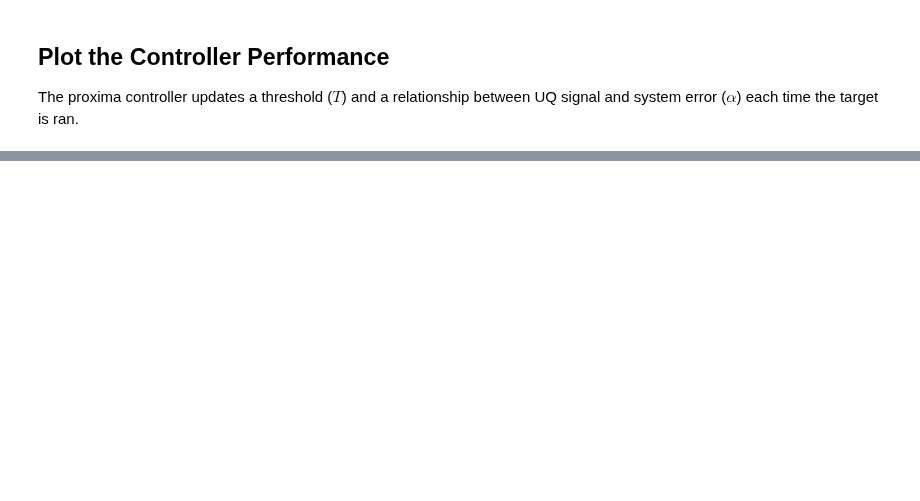
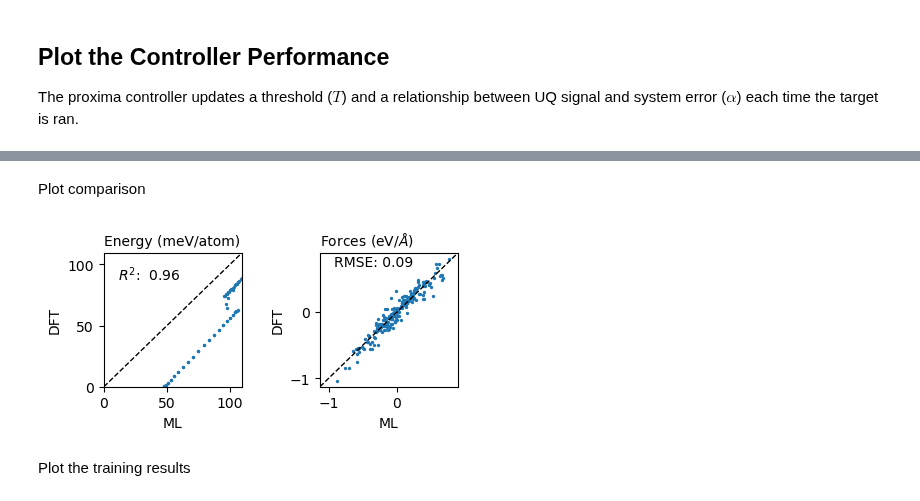
Before and after one commit to globus-labs/cascade, a Jupyter notebook: 2_proxima/1_evaluate-performance.ipynb, the cells around one changed output, grey strips where cells are left out. Cells and saved outputs as stored; diff of their text form; code cells hidden in the pictures; blank space fills up the shorter version.

```diff
--- a/2_proxima/1_evaluate-performance.ipynb
+++ b/2_proxima/1_evaluate-performance.ipynb
@@ -93,0 +114,2 @@ fig.tight_layout()
+# %%
+pred_e, pred_f = TorchANI().evaluate(models[1], atoms)
@@ -93,0 +118,6 @@ fig.tight_layout()
+# %%
+pred_e_pera = np.divide(pred_e, [len(a) for a in atoms])
+true_e_pera = np.divide([a.get_potential_energy() for a in atoms], [len(a) for a in atoms])
+# %%
+pred_e_pera -= true_e_pera.min()
+true_e_pera -= true_e_pera.min()
@@ -93,0 +127,42 @@ fig.tight_layout()
+# %%
+true_f = [a.get_forces() for a in atoms]
+# %% [markdown]
+Plot comparison
+# %%
+fig, axs = plt.subplots(1, 2, figsize=(4.4, 2.3))
+
+ax = axs[0]
+ax.scatter(pred_e_pera, true_e_pera, s=2)
+lim = [
+    min(pred_e_pera.min(), true_e_pera.min()),
+    max(pred_e_pera.max(), true_e_pera.max())
+]
+ax.set_xlim(lim)
+ax.set_ylim(lim)
+ax.plot(ax.get_xlim(), ax.get_xlim(), 'k--', lw=1)
+
+r2_score = np.corrcoef(pred_e_pera, true_e_pera)[0, 1]
+ax.text(0.1, 0.8, f'$R^2$: {r2_score: .2f}', transform=ax.transAxes, fontsize=10)
+
+ax.set_title('Energy (meV/atom)', loc='left', fontsize=10)
+
+ax = axs[1]
+ax.scatter(pred_f[-1].flatten(), true_f[-1].flatten(), s=2)
+ax.set_title('Forces (eV/$\\AA$)', loc='left', fontsize=10)
+
+ax.set_xlim(ax.get_ylim())
+ax.set_ylim(ax.get_ylim())
+ax.plot(ax.get_xlim(), ax.get_xlim(), 'k--', lw=1)
+
+for ax in axs:
+    ax.set_xlabel('ML')
+    ax.set_ylabel('DFT')
+
+rmse = np.sqrt(np.power(pred_f[-1] - true_f[-1], 2).mean())
+ax.text(0.1, 0.9, f'RMSE: {rmse:.2f}', transform=ax.transAxes, fontsize=10)
+
+fig.tight_layout()
+# %% [output]
+[figure, added]
+# %% [markdown]
+Plot the training results
```
Also changed, not shown: parts of 14 cells of this notebook, 1 other file.
